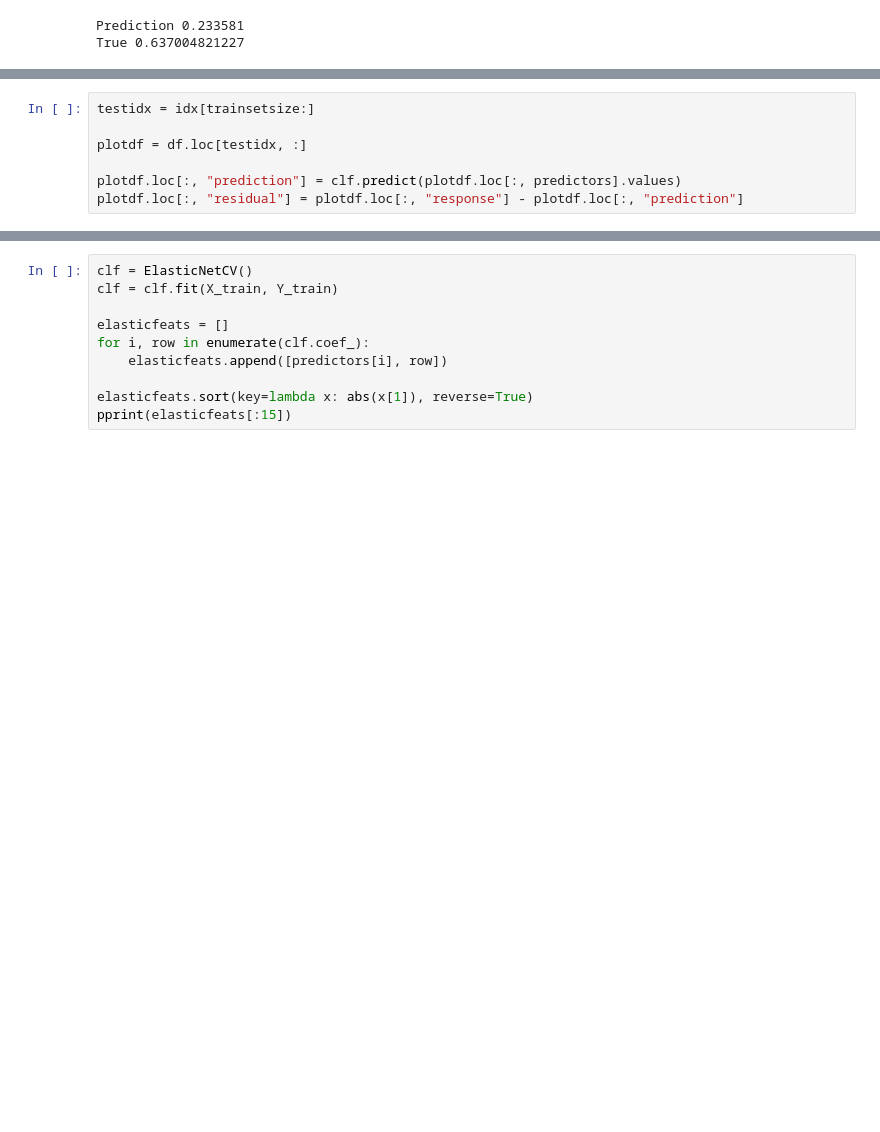
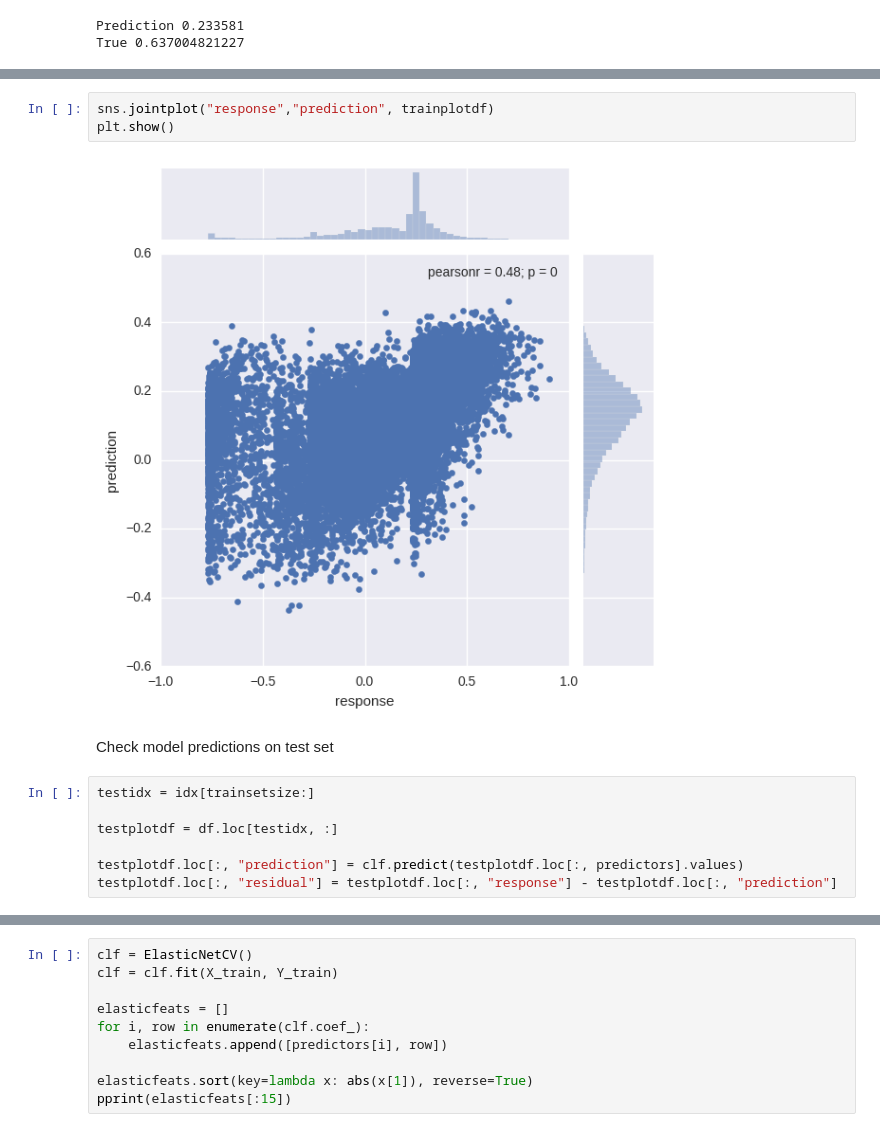
Before and after one commit to Robinlovelace/mlCars, a Jupyter notebook: Python/Regression_toolkit.ipynb, the cells around one changed output, grey strips where cells are left out. Drawn from its saved outputs; the diff is of its cells as text; blank space fills up the shorter version.

```diff
--- a/Python/Regression_toolkit.ipynb
+++ b/Python/Regression_toolkit.ipynb
@@ -495,8 +533,15 @@ True 0.637004821227
+# %%
+sns.jointplot("response","prediction", trainplotdf)
+plt.show()
+# %% [output]
+[figure, added]
+# %% [markdown]
+Check model predictions on test set
 # %%
 testidx = idx[trainsetsize:]
 
-plotdf = df.loc[testidx, :]
+testplotdf = df.loc[testidx, :]
 
-plotdf.loc[:, "prediction"] = clf.predict(plotdf.loc[:, predictors].values)
-plotdf.loc[:, "residual"] = plotdf.loc[:, "response"] - plotdf.loc[:, "prediction"]
+testplotdf.loc[:, "prediction"] = clf.predict(testplotdf.loc[:, predictors].values)
+testplotdf.loc[:, "residual"] = testplotdf.loc[:, "response"] - testplotdf.loc[:, "prediction"]
 # %%
```
Also changed, not shown: parts of 17 cells of this notebook.
